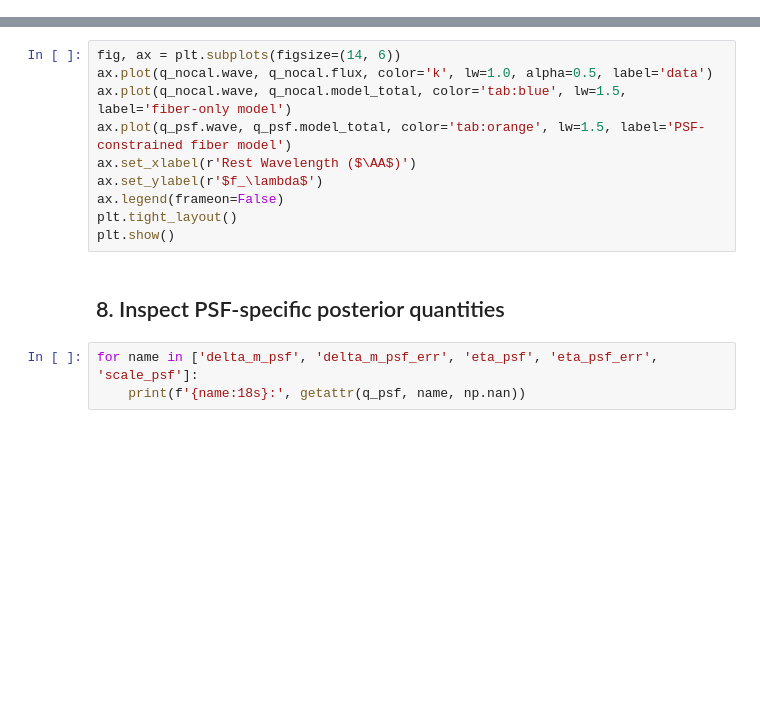
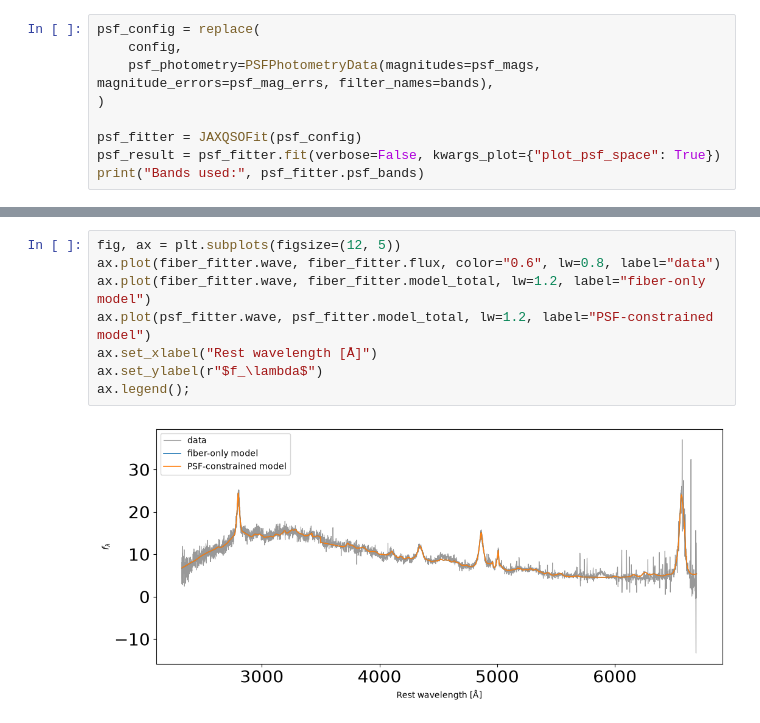
Before and after one commit to burke86/jaxqsofit, a Jupyter notebook: notebooks/05_sdss_psf_recalibration_tutorial.ipynb, the cells around one changed output, grey strips where cells are left out. Drawn from its saved outputs; the diff is of its cells as text; blank space fills up the shorter version.

```diff
--- a/notebooks/05_sdss_psf_recalibration_tutorial.ipynb
+++ b/notebooks/05_sdss_psf_recalibration_tutorial.ipynb
@@ -433,0 +237,9 @@ summary
+# %%
+psf_config = replace(
+    config,
+    psf_photometry=PSFPhotometryData(magnitudes=psf_mags, magnitude_errors=psf_mag_errs, filter_names=bands),
+)
+
+psf_fitter = JAXQSOFit(psf_config)
+psf_result = psf_fitter.fit(verbose=False, kwargs_plot={"plot_psf_space": True})
+print("Bands used:", psf_fitter.psf_bands)
@@ -434,15 +281,10 @@ summary
 # %%
-fig, ax = plt.subplots(figsize=(14, 6))
-ax.plot(q_nocal.wave, q_nocal.flux, color='k', lw=1.0, alpha=0.5, label='data')
-ax.plot(q_nocal.wave, q_nocal.model_total, color='tab:blue', lw=1.5, label='fiber-only model')
-ax.plot(q_psf.wave, q_psf.model_total, color='tab:orange', lw=1.5, label='PSF-constrained fiber model')
-ax.set_xlabel(r'Rest Wavelength ($\AA$)')
-ax.set_ylabel(r'$f_\lambda$')
-ax.legend(frameon=False)
-plt.tight_layout()
-plt.show()
+fig, ax = plt.subplots(figsize=(12, 5))
+ax.plot(fiber_fitter.wave, fiber_fitter.flux, color="0.6", lw=0.8, label="data")
+ax.plot(fiber_fitter.wave, fiber_fitter.model_total, lw=1.2, label="fiber-only model")
+ax.plot(psf_fitter.wave, psf_fitter.model_total, lw=1.2, label="PSF-constrained model")
+ax.set_xlabel("Rest wavelength [Å]")
+ax.set_ylabel(r"$f_\lambda$")
+ax.legend();
+# %% [output]
+[figure, added]
-# %% [markdown]
-## 8. Inspect PSF-specific posterior quantities
-# %%
-for name in ['delta_m_psf', 'delta_m_psf_err', 'eta_psf', 'eta_psf_err', 'scale_psf']:
-    print(f'{name:18s}:', getattr(q_psf, name, np.nan))
```
Also changed, not shown: parts of 24 cells of this notebook, 7 other files.
